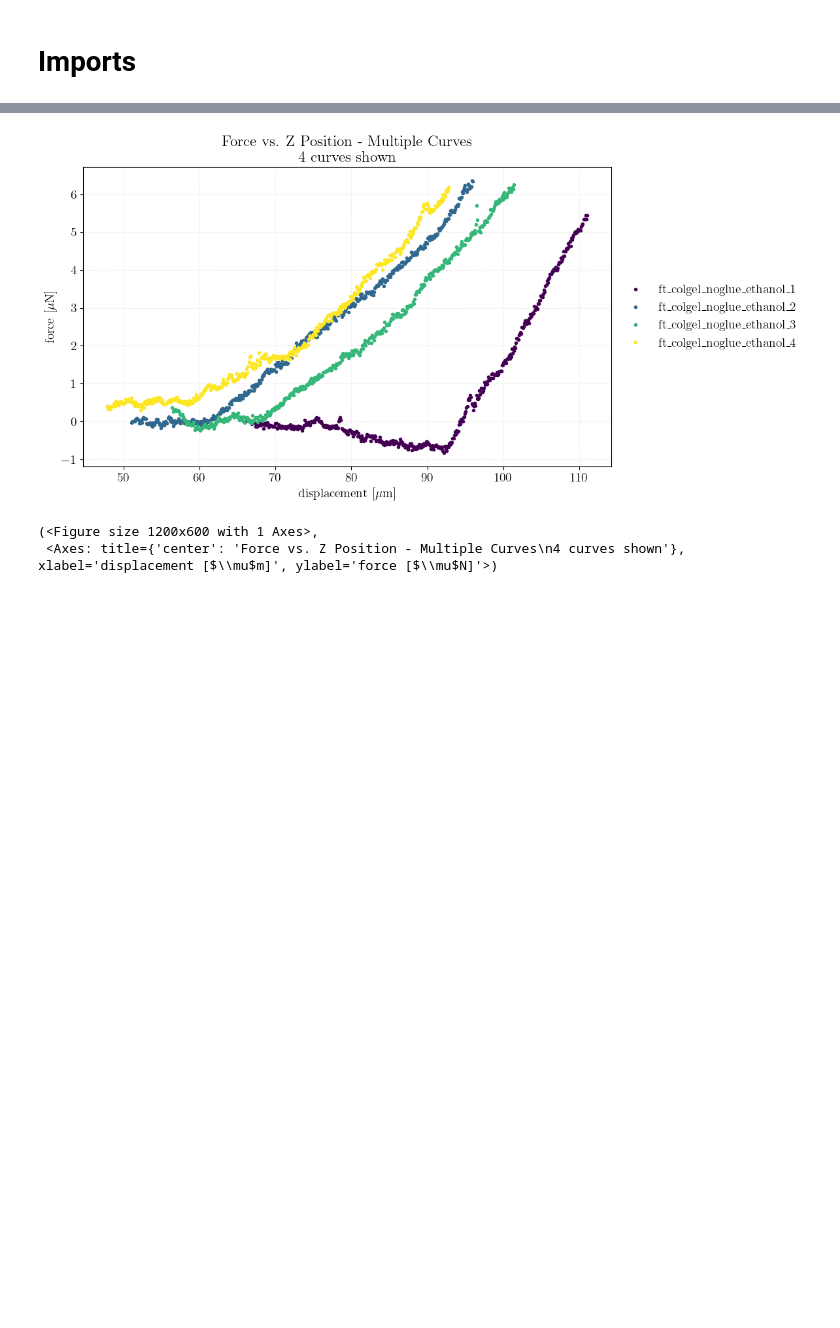
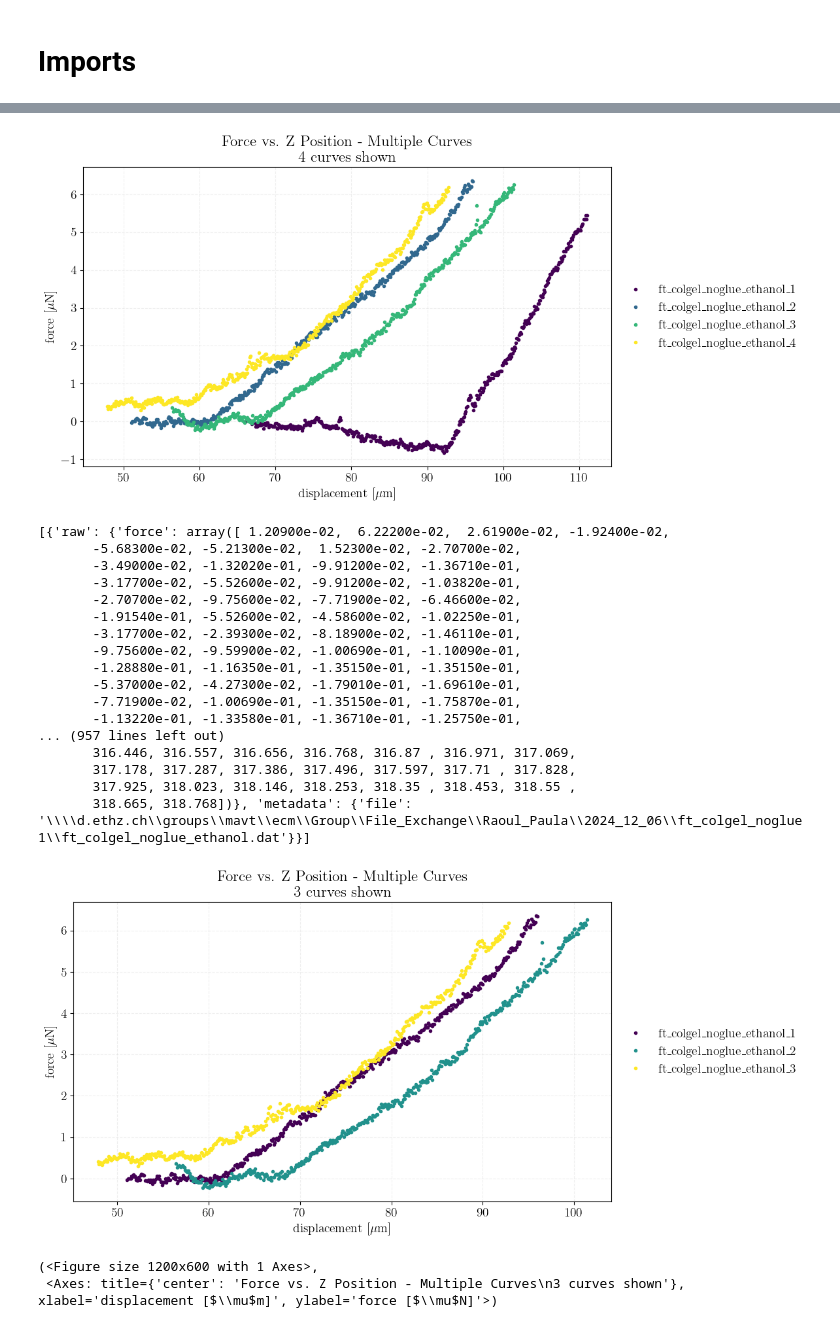
Before and after one commit to ecmscripts/indentation, a Jupyter notebook: FT_colgel.ipynb, the cells around one changed output, grey strips where cells are left out. Cells and saved outputs as stored; diff of their text form; code cells hidden in the pictures; blank space fills up the shorter version.

```diff
--- a/FT_colgel.ipynb
+++ b/FT_colgel.ipynb
@@ -18,14 +21,41 @@ from indentation.processing.calculate_parameters import parameter_youngs_modulus
 from indentation.processing.plotting import plot_curve_parameters_bar, plot_instance_parameters_bar, plot_mean_force_curves
 from indentation.ml.models import ConvClassifier_1, ConvClassifier_2
 # %%
-path = r"E:\Group\File_Exchange\Raoul_Paula\2024_12_06\ft_colgel_noglue1\ft_colgel_noglue_ethanol.dat"
+# in air
+#path =  r"G:\File_Exchange\Raoul_Paula\2024_12_06\ft_colgel_noglue1\ft_colgel_noglue_1"
+
+# in ethanol
+path = r"G:\File_Exchange\Raoul_Paula\2024_12_06\ft_colgel_noglue1\ft_colgel_noglue_ethanol.dat"
 ft = IndentationSet(path, exp_type="ft")
 
 ft.plot_all_raw(linestyle="")
+
+ft.delete_curves([0])
+ft.plot_all(linestyle="")
+ft.restore_all()
+ft.plot_all(linestyle="")
 # %% [output]
 [figure]
-(<Figure size 1200x600 with 1 Axes>,
- <Axes: title={'center': 'Force vs. Z Position - Multiple Curves\n4 curves shown'}, xlabel='displacement [$\\mu$m]', ylabel='force [$\\mu$N]'>)
+[{'raw': {'force': array([ 1.20900e-02,  6.22200e-02,  2.61900e-02, -1.92400e-02,
+       -5.68300e-02, -5.21300e-02,  1.52300e-02, -2.70700e-02,
+       -3.49000e-02, -1.32020e-01, -9.91200e-02, -1.36710e-01,
+       -3.17700e-02, -5.52600e-02, -9.91200e-02, -1.03820e-01,
+       -2.70700e-02, -9.75600e-02, -7.71900e-02, -6.46600e-02,
+       -1.91540e-01, -5.52600e-02, -4.58600e-02, -1.02250e-01,
+       -3.17700e-02, -2.39300e-02, -8.18900e-02, -1.46110e-01,
+       -9.75600e-02, -9.59900e-02, -1.00690e-01, -1.10090e-01,
+       -1.28880e-01, -1.16350e-01, -1.35150e-01, -1.35150e-01,
+       -5.37000e-02, -4.27300e-02, -1.79010e-01, -1.69610e-01,
+       -7.71900e-02, -1.00690e-01, -1.35150e-01, -1.75870e-01,
+       -1.13220e-01, -1.33580e-01, -1.36710e-01, -1.25750e-01,
+... (957 lines left out)
+       316.446, 316.557, 316.656, 316.768, 316.87 , 316.971, 317.069,
+       317.178, 317.287, 317.386, 317.496, 317.597, 317.71 , 317.828,
+       317.925, 318.023, 318.146, 318.253, 318.35 , 318.453, 318.55 ,
+       318.665, 318.768])}, 'metadata': {'file': '\\\\d.ethz.ch\\groups\\mavt\\ecm\\Group\\File_Exchange\\Raoul_Paula\\2024_12_06\\ft_colgel_noglue1\\ft_colgel_noglue_ethanol.dat'}}]
+[figure, added]
+(<Figure size 1200x600 with 1 Axes>,
+ <Axes: title={'center': 'Force vs. Z Position - Multiple Curves\n3 curves shown'}, xlabel='displacement [$\\mu$m]', ylabel='force [$\\mu$N]'>)
 # %%
 processing_pl = [findContact_blackMagic]
 
```
Also changed, not shown: parts of 3 cells of this notebook, 2 other files.
